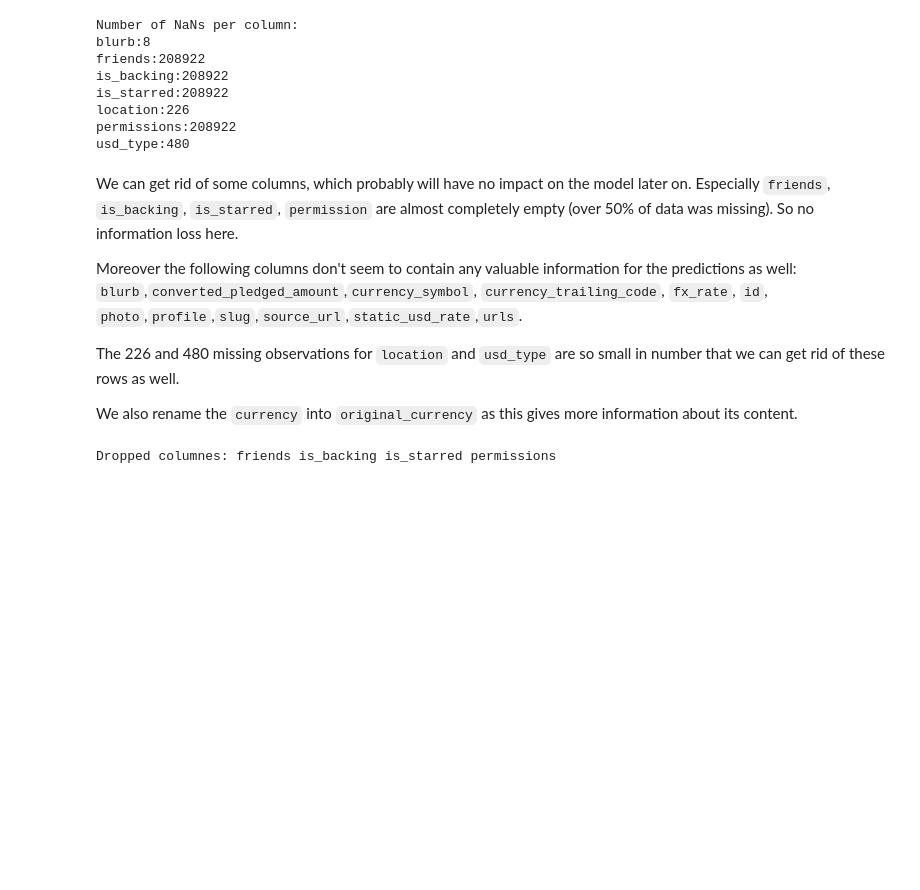
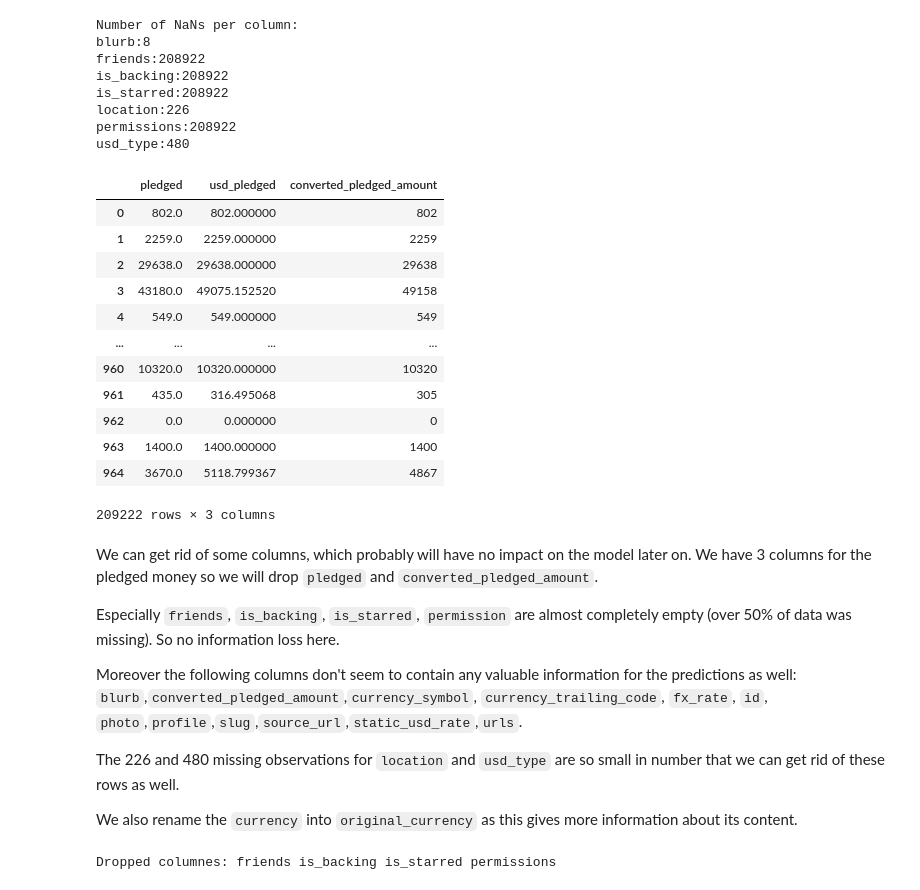
Before and after one commit to reneebrecht/ds-ml-project-kickstarter, a Jupyter notebook: Data_cleaning.ipynb, the cells around one changed output. Drawn from its saved outputs; the diff is of its cells as text; code cells hidden in the pictures; blank space fills up the shorter version.

```diff
--- a/Data_cleaning.ipynb
+++ b/Data_cleaning.ipynb
@@ -55,8 +56,26 @@ is_starred:208922
 location:226
 permissions:208922
 usd_type:480
+# %%
+df[['pledged', 'usd_pledged', 'converted_pledged_amount']]
+# %% [output]
+|  | pledged | usd_pledged | converted_pledged_amount |
+| 0 | 802.0 | 802.000000 | 802 |
+| 1 | 2259.0 | 2259.000000 | 2259 |
+| 2 | 29638.0 | 29638.000000 | 29638 |
+| 3 | 43180.0 | 49075.152520 | 49158 |
+| 4 | 549.0 | 549.000000 | 549 |
+| ... | ... | ... | ... |
+| 960 | 10320.0 | 10320.000000 | 10320 |
+| 961 | 435.0 | 316.495068 | 305 |
+| 962 | 0.0 | 0.000000 | 0 |
+| 963 | 1400.0 | 1400.000000 | 1400 |
+| 964 | 3670.0 | 5118.799367 | 4867 |
+209222 rows × 3 columns
 # %% [markdown]
 We can get rid of some columns, which probably will have no impact on the model later on.
+We have 3 columns for the pledged money so we will drop `pledged` and `converted_pledged_amount`.
+
 Especially `friends`, `is_backing`, `is_starred`, `permission` are almost completely empty (over 50% of data was missing). So no information loss here.
 
 Moreover the following columns don't seem to contain any valuable information for the predictions as well: `blurb`,`converted_pledged_amount`,`currency_symbol`, `currency_trailing_code`, `fx_rate`, `id`, `photo`,`profile`,`slug`,`source_url`,`static_usd_rate`,`urls`.
```
Also changed, not shown: parts of 22 cells of this notebook, 2 other files.
